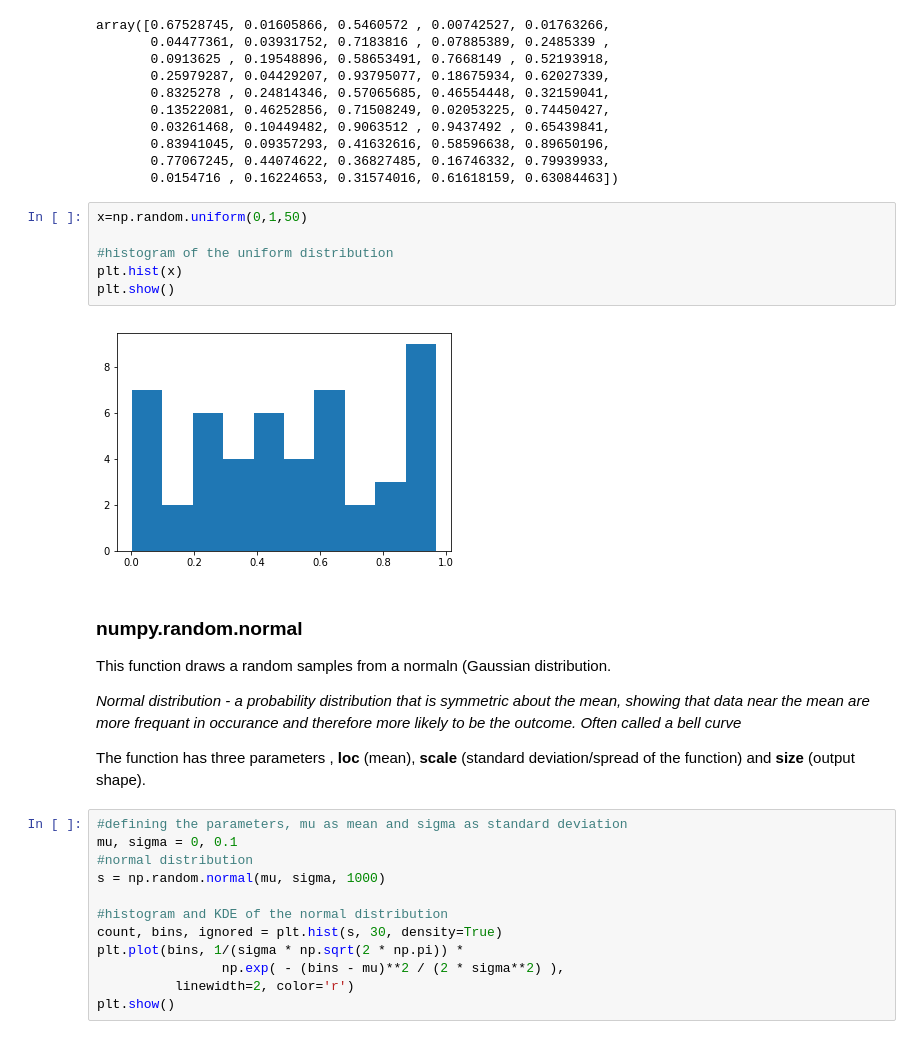
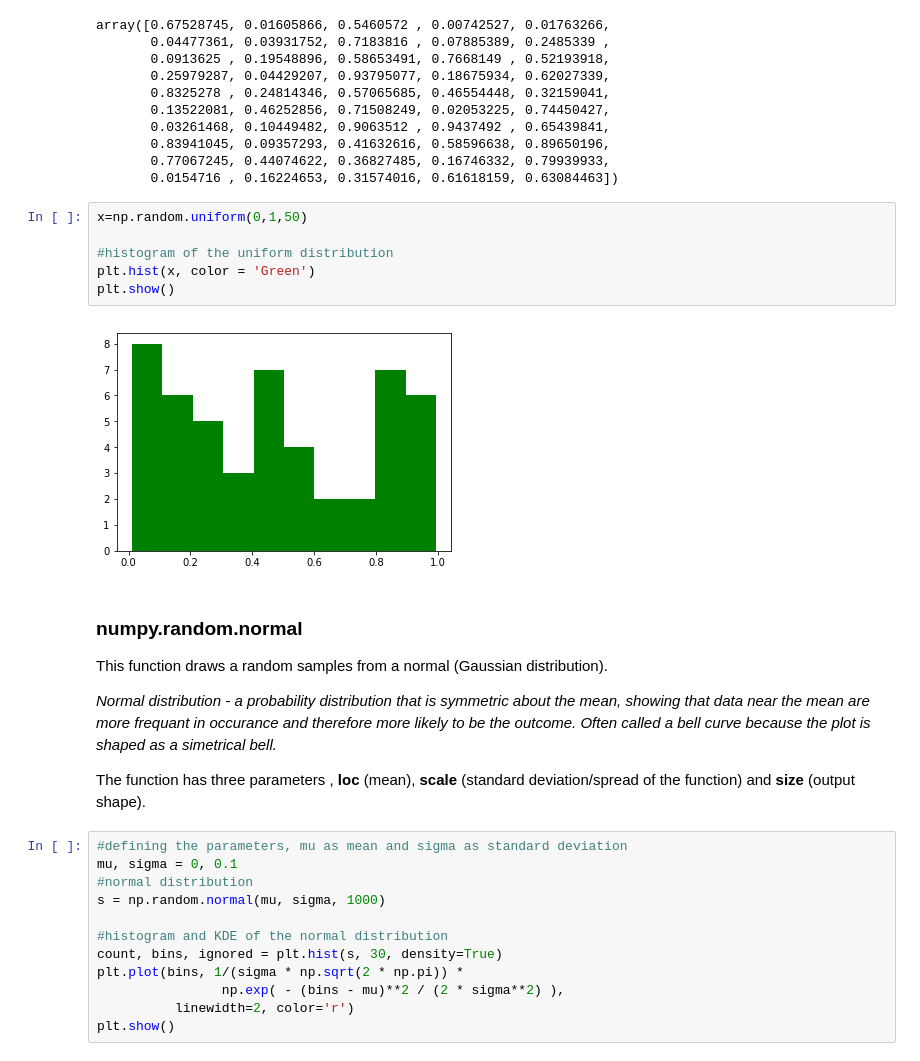
Before and after one commit to vukasm/ProgDA1, a Jupyter notebook: numpy-random.ipynb, the cells around one changed output. Saved outputs shown, nothing was run; the diff lists cells and outputs as text.

```diff
--- a/numpy-random.ipynb
+++ b/numpy-random.ipynb
@@ -169,16 +181,16 @@ array([0.67528745, 0.01605866, 0.5460572 , 0.00742527, 0.01763266,
 # %%
 x=np.random.uniform(0,1,50)
 
 #histogram of the uniform distribution
-plt.hist(x)
+plt.hist(x, color = 'Green')
 plt.show()
 # %% [output]
-[figure, old version]
+[figure, new version]
 # %% [markdown]
 ### numpy.random.normal
-This function draws a random samples from a normaln (Gaussian distribution.
+This function draws a random samples from a normal (Gaussian distribution).
 
-*Normal distribution - a probability distribution that is symmetric about the mean, showing that data near the mean are more frequant in occurance and therefore more likely to be the outcome. Often called a bell curve*
+*Normal distribution - a probability distribution that is symmetric about the mean, showing that data near the mean are more frequant in occurance and therefore more likely to be the outcome. Often called a bell curve because the plot is shaped as a simetrical bell.*
 
 The function has three parameters , **loc** (mean), **scale** (standard deviation/spread of the function) and **size** (output shape).
 # %%
```
Also changed, not shown: parts of 7 cells of this notebook, 1 other file.
